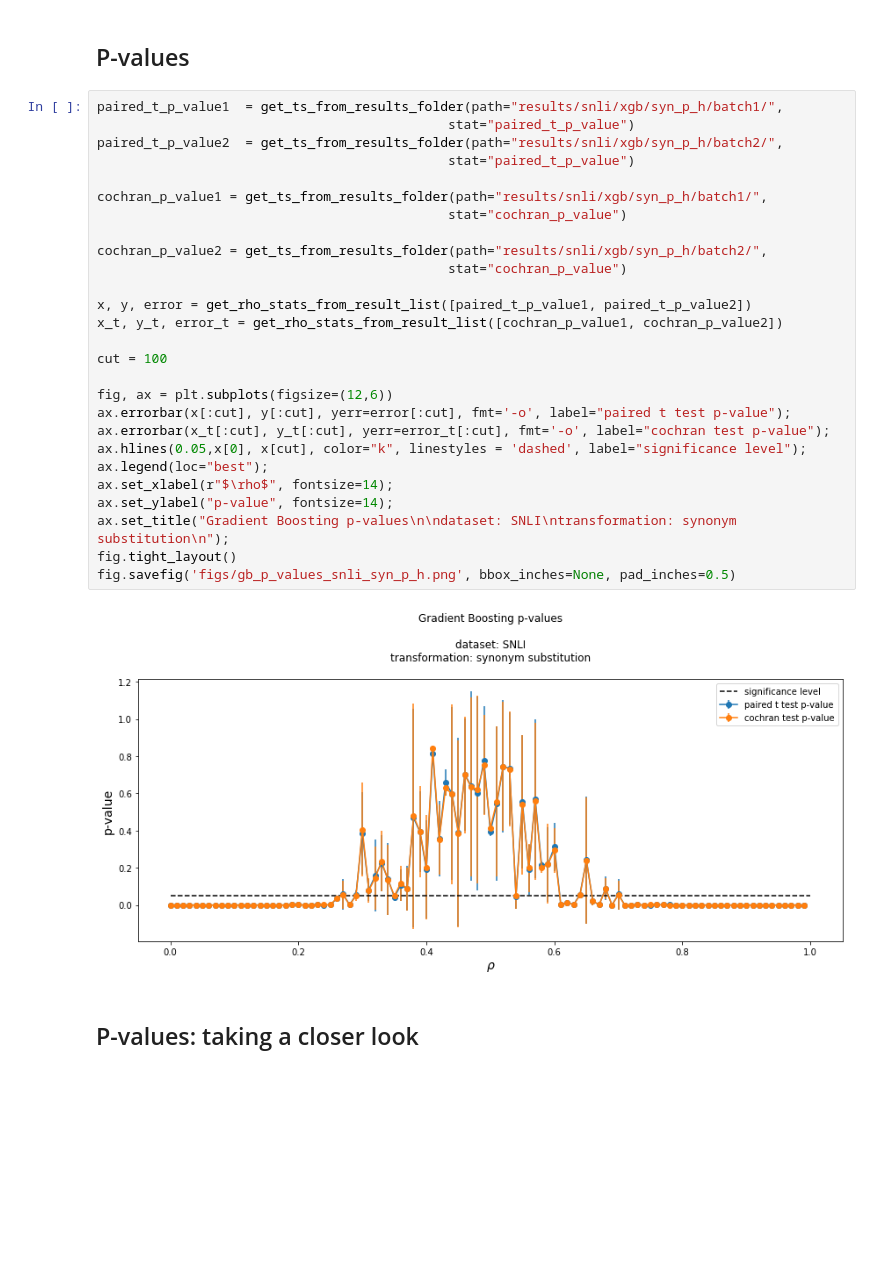
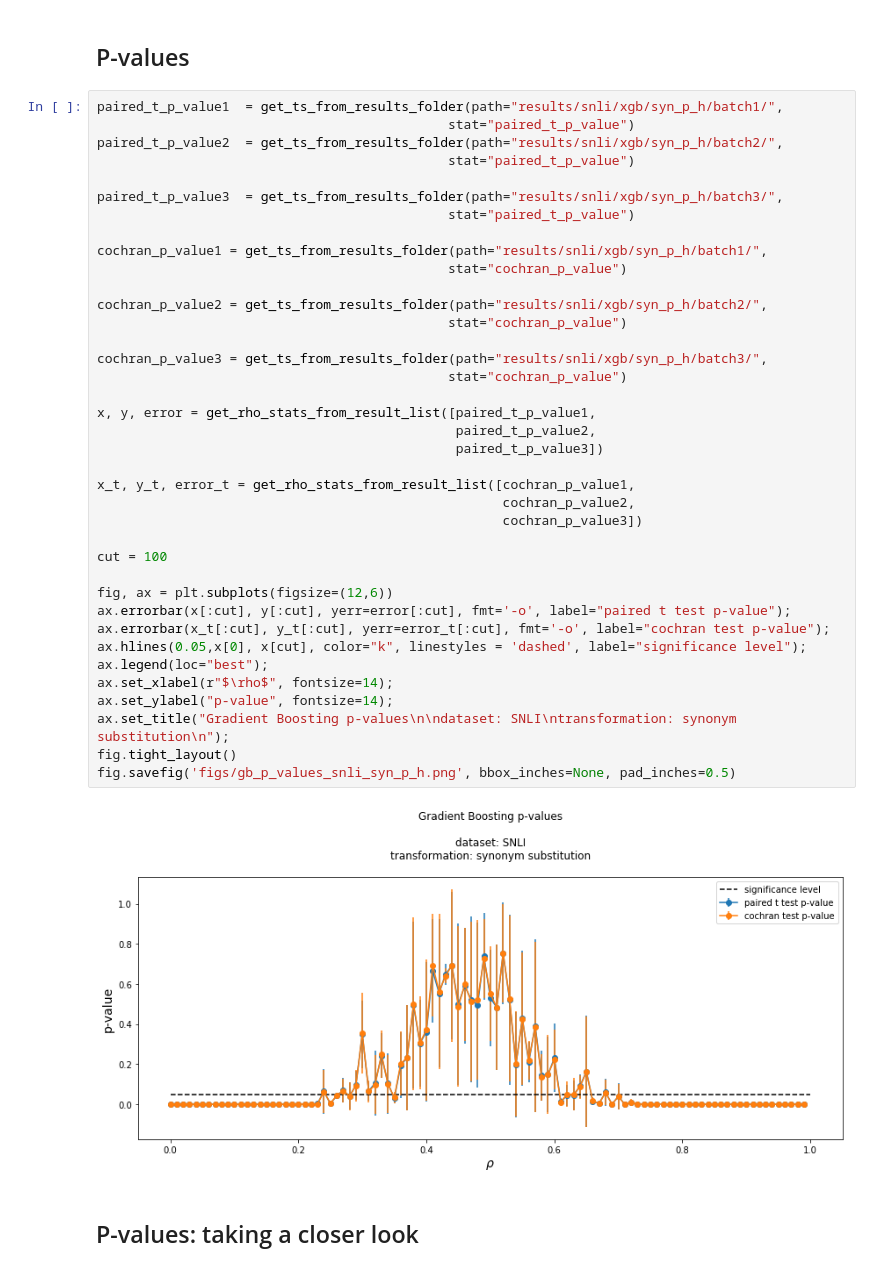
Before and after one commit to lukewanless/looking-for-equivalences, a Jupyter notebook: src/check_results_xgb_p_and_h.ipynb, the cells around one changed output. Saved outputs shown, nothing was run; the diff lists cells and outputs as text; blank space fills up the shorter version.

```diff
--- a/src/check_results_xgb_p_and_h.ipynb
+++ b/src/check_results_xgb_p_and_h.ipynb
@@ -42,32 +50,43 @@ fig.savefig('figs/gb_acc_snli_syn_p_h.png', bbox_inches=None, pad_inches=0.5)
 # %%
 paired_t_p_value1  = get_ts_from_results_folder(path="results/snli/xgb/syn_p_h/batch1/",
                                              stat="paired_t_p_value")
 paired_t_p_value2  = get_ts_from_results_folder(path="results/snli/xgb/syn_p_h/batch2/",
+                                             stat="paired_t_p_value")
+
+paired_t_p_value3  = get_ts_from_results_folder(path="results/snli/xgb/syn_p_h/batch3/",
                                              stat="paired_t_p_value")
 
 cochran_p_value1 = get_ts_from_results_folder(path="results/snli/xgb/syn_p_h/batch1/",
                                              stat="cochran_p_value")
 
 cochran_p_value2 = get_ts_from_results_folder(path="results/snli/xgb/syn_p_h/batch2/",
                                              stat="cochran_p_value")
 
-x, y, error = get_rho_stats_from_result_list([paired_t_p_value1, paired_t_p_value2])
-x_t, y_t, error_t = get_rho_stats_from_result_list([cochran_p_value1, cochran_p_value2])
+cochran_p_value3 = get_ts_from_results_folder(path="results/snli/xgb/syn_p_h/batch3/",
+                                             stat="cochran_p_value")
+
+x, y, error = get_rho_stats_from_result_list([paired_t_p_value1,
+                                              paired_t_p_value2,
+                                              paired_t_p_value3])
+
+x_t, y_t, error_t = get_rho_stats_from_result_list([cochran_p_value1,
+                                                    cochran_p_value2,
+                                                    cochran_p_value3])
 
 cut = 100
 
 fig, ax = plt.subplots(figsize=(12,6))
 ax.errorbar(x[:cut], y[:cut], yerr=error[:cut], fmt='-o', label="paired t test p-value");
 ax.errorbar(x_t[:cut], y_t[:cut], yerr=error_t[:cut], fmt='-o', label="cochran test p-value");
 ax.hlines(0.05,x[0], x[cut], color="k", linestyles = 'dashed', label="significance level");
 ax.legend(loc="best");
 ax.set_xlabel(r"$\rho$", fontsize=14);
 ax.set_ylabel("p-value", fontsize=14);
 ax.set_title("Gradient Boosting p-values\n\ndataset: SNLI\ntransformation: synonym substitution\n");
 fig.tight_layout()
 fig.savefig('figs/gb_p_values_snli_syn_p_h.png', bbox_inches=None, pad_inches=0.5)
 # %% [output]
-[figure, old version]
+[figure, new version]
 # %% [markdown]
 ## P-values: taking a closer look
 # %%
```
Also changed, not shown: parts of 4 cells of this notebook, 7 other files.
